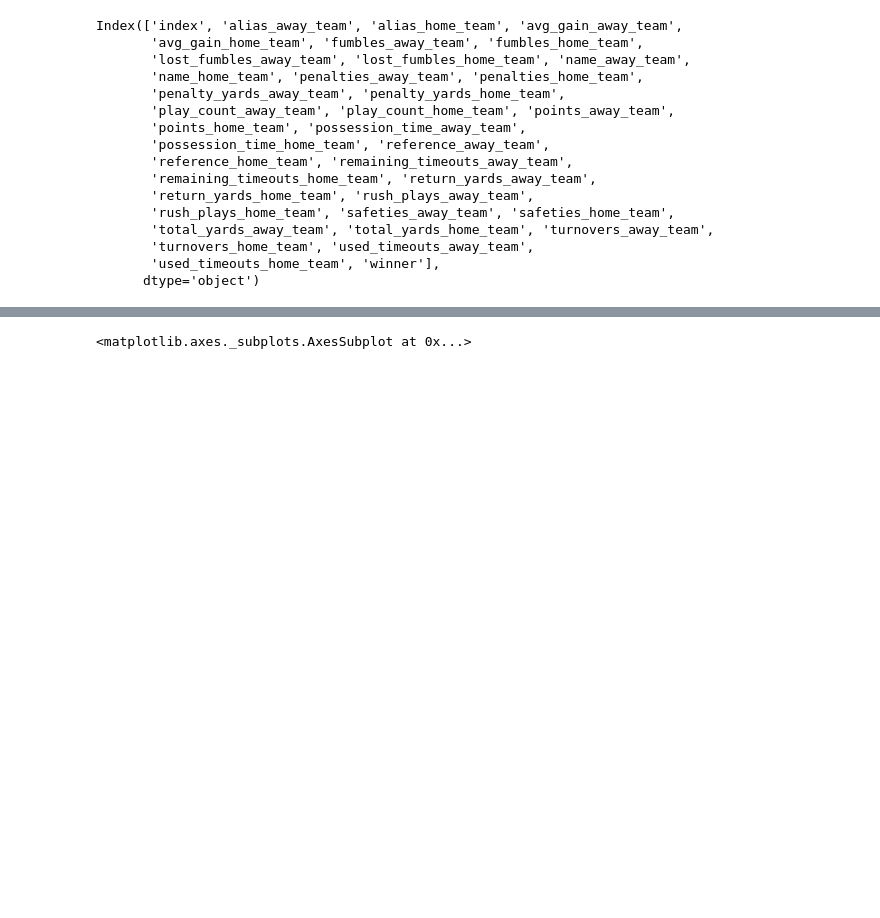
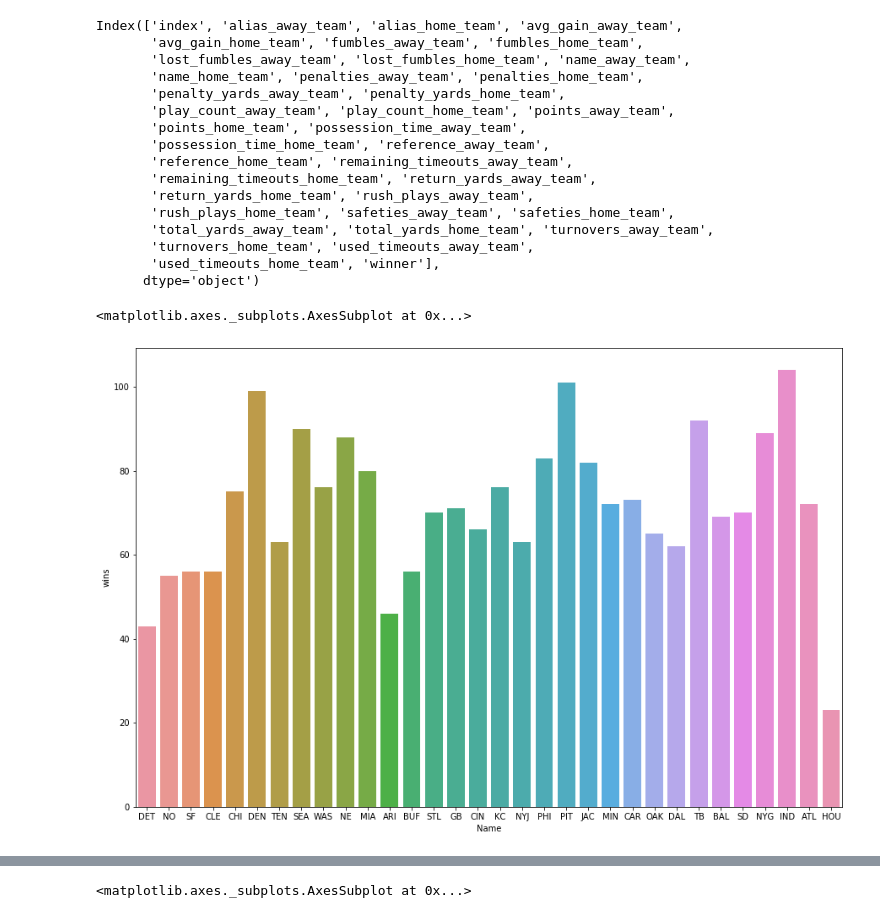
Before and after one commit to davidfv7/final-project-IH, a Jupyter notebook: model2.ipynb, the cells around one changed output, grey strips where cells are left out. Drawn from its saved outputs; the diff is of its cells as text; code cells hidden in the pictures; blank space fills up the shorter version.

```diff
--- a/model2.ipynb
+++ b/model2.ipynb
@@ -103,3 +103,17 @@ Index(['index', 'alias_away_team', 'alias_home_team', 'avg_gain_away_team',
        'turnovers_home_team', 'used_timeouts_away_team',
        'used_timeouts_home_team', 'winner'],
       dtype='object')
+# %%
+team_wins =pd.DataFrame(columns=["Name","wins"])
+
+teams = games_comp.alias_away_team.unique()
+for team in teams:
+    temp = games_comp[((games_comp.alias_away_team.str.contains(team)) & (games_comp.winner.str.contains('away'))) | ((games_comp.alias_home_team.str.contains(team)) & (games_comp.winner.str.contains('home')))]
+
+    team_wins = team_wins.append({ 'Name': team, 'wins': temp["winner"].count()}, ignore_index=True)
+
+fig, ax = plt.subplots(figsize=(15,10))
+sns.barplot(x="Name", y="wins", data=team_wins)
+# %% [output]
+<matplotlib.axes._subplots.AxesSubplot at 0x...>
+[figure, added]
```
Also changed, not shown: parts of 14 cells of this notebook, 1 other file.
